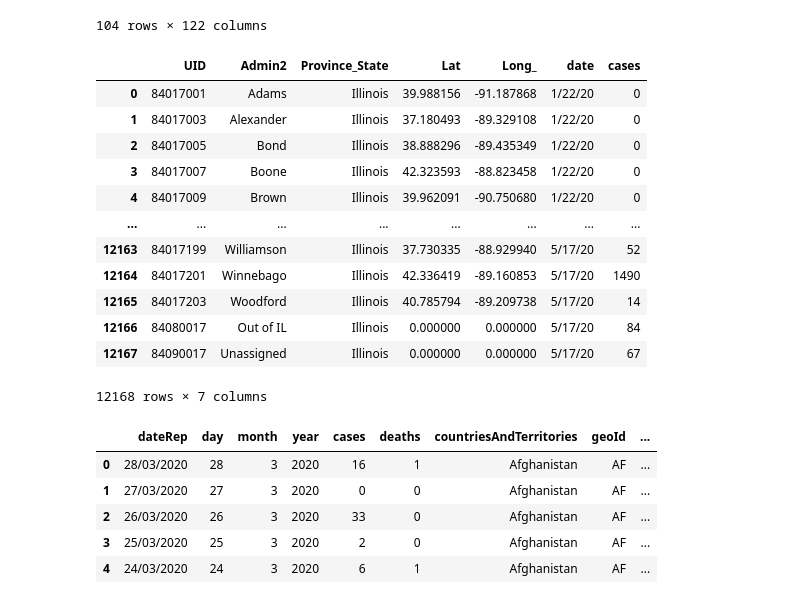
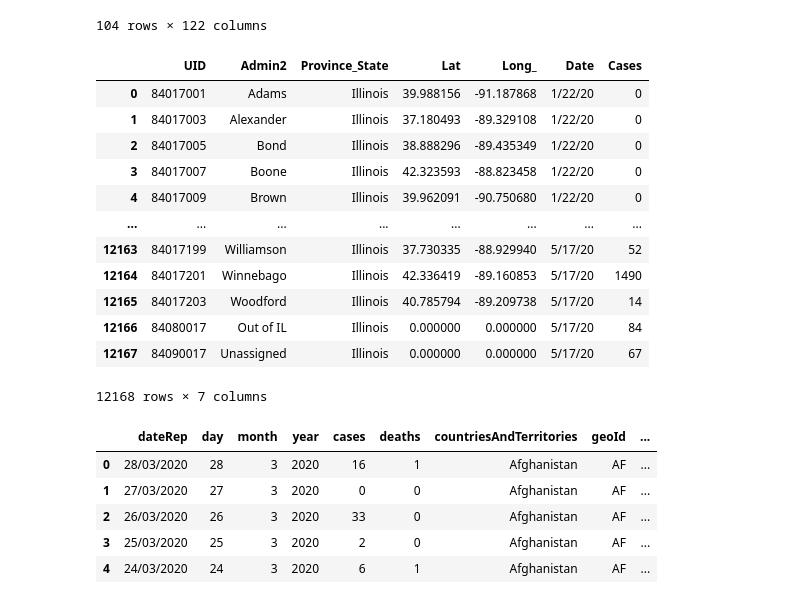
Before and after one commit to uc-cdis/covid19model, a Jupyter notebook: Python/notebooks/scratchSpace.ipynb, the cells around one changed output. Cells and saved outputs as stored; diff of their text form; code cells hidden in the pictures.

```diff
--- a/Python/notebooks/scratchSpace.ipynb
+++ b/Python/notebooks/scratchSpace.ipynb
@@ -134,12 +134,12 @@ cases
 # %%
 # "melt" df into desired form
 # i.e., rows correspond to dates
 
 idVars = ["UID", "Admin2", "Province_State", "Lat", "Long_"]
-cases = cases.melt(id_vars=idVars, var_name="date", value_name="cases")
+cases = cases.melt(id_vars=idVars, var_name="Date", value_name="Cases")
 cases
 # %% [output]
-|  | UID | Admin2 | Province_State | Lat | Long_ | date | cases |
+|  | UID | Admin2 | Province_State | Lat | Long_ | Date | Cases |
 | 0 | 84017001 | Adams | Illinois | 39.988156 | -91.187868 | 1/22/20 | 0 |
 | 1 | 84017003 | Alexander | Illinois | 37.180493 | -89.329108 | 1/22/20 | 0 |
 | 2 | 84017005 | Bond | Illinois | 38.888296 | -89.435349 | 1/22/20 | 0 |
```
Also changed, not shown: parts of 8 cells of this notebook.
